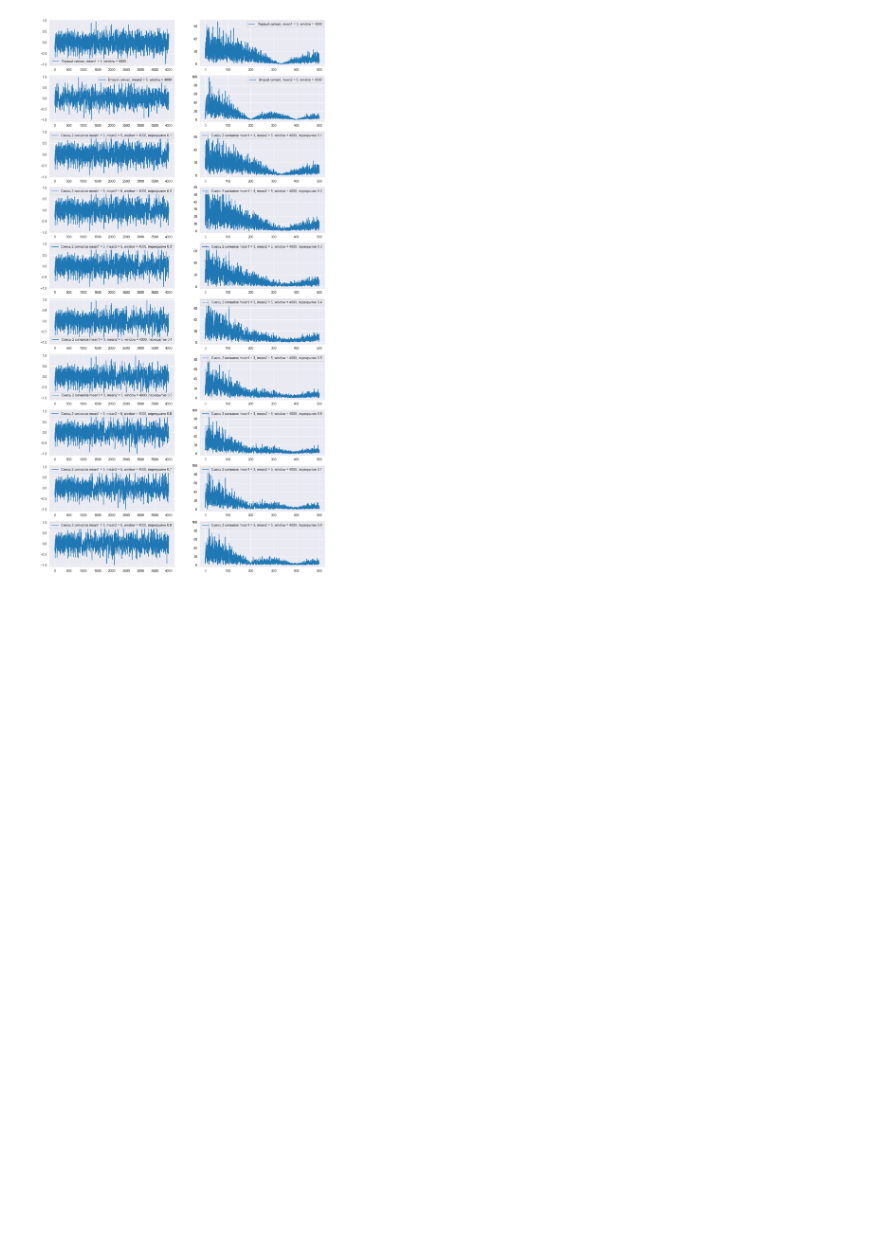
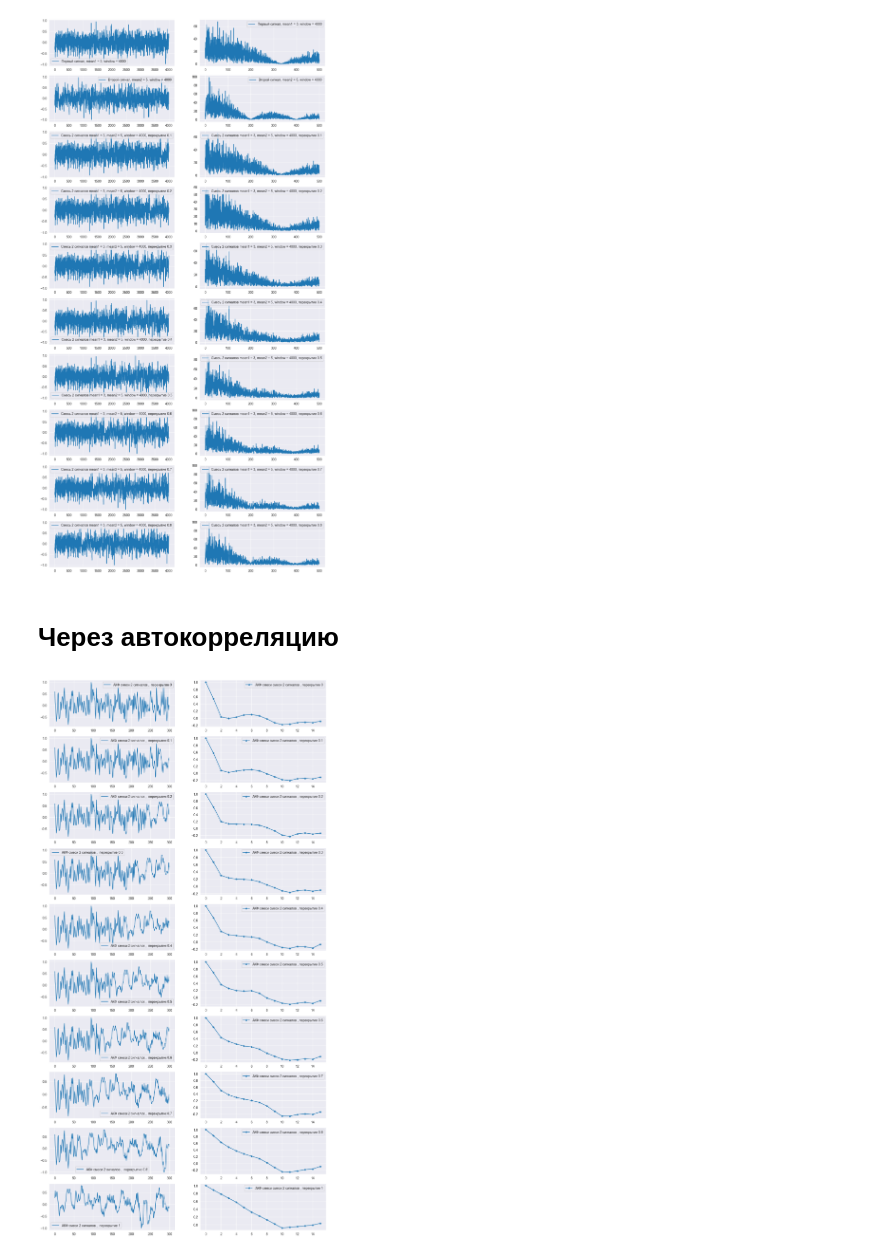
Before and after one commit to aldmitry/signal_processing_with_NN, a Jupyter notebook: plot_spectrum.ipynb, the cells around one changed output. Saved outputs shown, nothing was run; the diff lists cells and outputs as text; code cells hidden in the pictures; blank space fills up the shorter version.

```diff
--- a/plot_spectrum.ipynb
+++ b/plot_spectrum.ipynb
@@ -289,3 +289,5 @@ def visualise_2_signals(mean1 = 2, mean2 = 5, overlaps = [0.1, 0.2, 0.3, 0.4, 0.
 visualise_2_signals(mean1 = 3, mean2 = 5, overlaps = [0.1, 0.2, 0.3, 0.4, 0.5, 0.6, 0.7, 0.8], window = 4000, SAMPLE_RATE = 1000)
 # %% [output]
 [figure]
+# %% [markdown]
+# Через автокорреляцию
@@ -291,0 +319,40 @@ visualise_2_signals(mean1 = 3, mean2 = 5, overlaps = [0.1, 0.2, 0.3, 0.4, 0.5, 0
+# %%
+def acf(mean1 = 2, mean2 = 5, overlaps = [0, 0.1, 0.2, 0.3, 0.4, 0.5, 0.6, 0.7, 0.8, 1], window = 3000, n_steps_part_window = 0.5):
+
+
+    x1 = np.random.normal(0,1,int(window * 1.5)) # Первый сигнал
+    x2 = np.random.normal(0,1,int(window * 1.5)) # Второй сигнал
+    N_steps = int(n_steps_part_window * window)
+
+    # Усреднение, обрезание, нормировка, склейка
+    x1 = pd.Series(x1).rolling(window = mean1).mean().dropna()
+    x2 = pd.Series(x2).rolling(window = mean2).mean().dropna()
+    min_len  = min(len(x1), len(x2))
+    x1 = x1.values[:min_len]
+    x2 = x2.values[:min_len]
+    x1 = x1/(np.abs(x1).max())
+    x2 = x2/(np.abs(x2).max())
+
+    # Рисование
+    ncols = 2
+    nrows = len(overlaps)
+    f, axes = plt.subplots(nrows, ncols, sharex=False, sharey=False, figsize=(15,30)) # параметры shareх и sharey - если False, то у каждого графика
+                                                                             # будет отображена своя ось х и y, если True, то оси х и у будут
+                                                                             # общими для всего пространства графиков
+    for i in range(len(overlaps)):
+        # Смесь сигналов
+        len_1 = int(window * (1 - overlaps[i]))
+        len_2 = window - len_1
+        x = np.concatenate((x1[:len_1],x2[:len_2]))
+        x = x[:window]
+
+        # Считаем спектр
+        acf = make_autocorr(x, N_steps)
+        axes[i,0].plot(x, label=f'АКФ смеси 2 сигналов ,  перекрытие {overlaps[i]}')
+        axes[i,0].legend()
+        axes[i,1].plot(acf,marker= "*",label=f'АКФ смеси смеси 2 сигналов , перекрытие {overlaps[i]}')
+        axes[i,1].legend()
+# %%
+acf(mean1 = 2, mean2 = 10, overlaps = [0,0.1, 0.2, 0.3, 0.4, 0.5, 0.6, 0.7, 0.8,1], window = 300, n_steps_part_window = 0.05)
+# %% [output]
+[figure, added]
```
Also changed, not shown: parts of 3 cells of this notebook, 4 other files.
